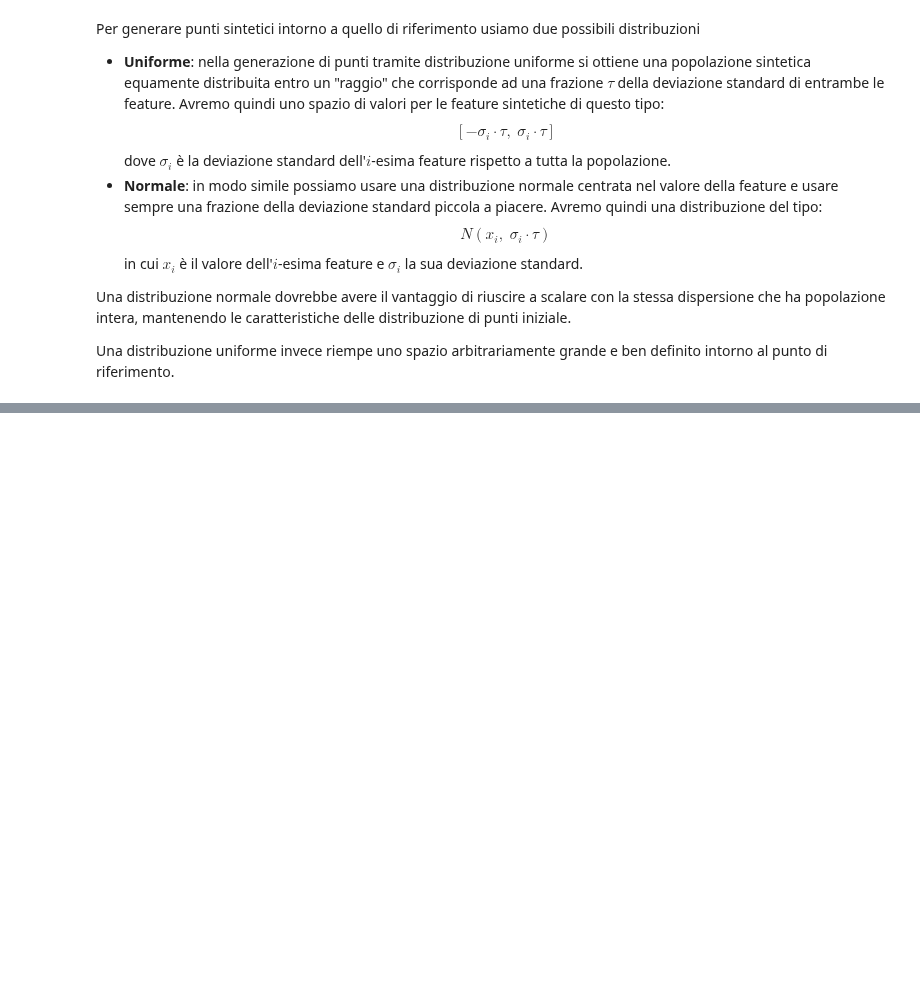
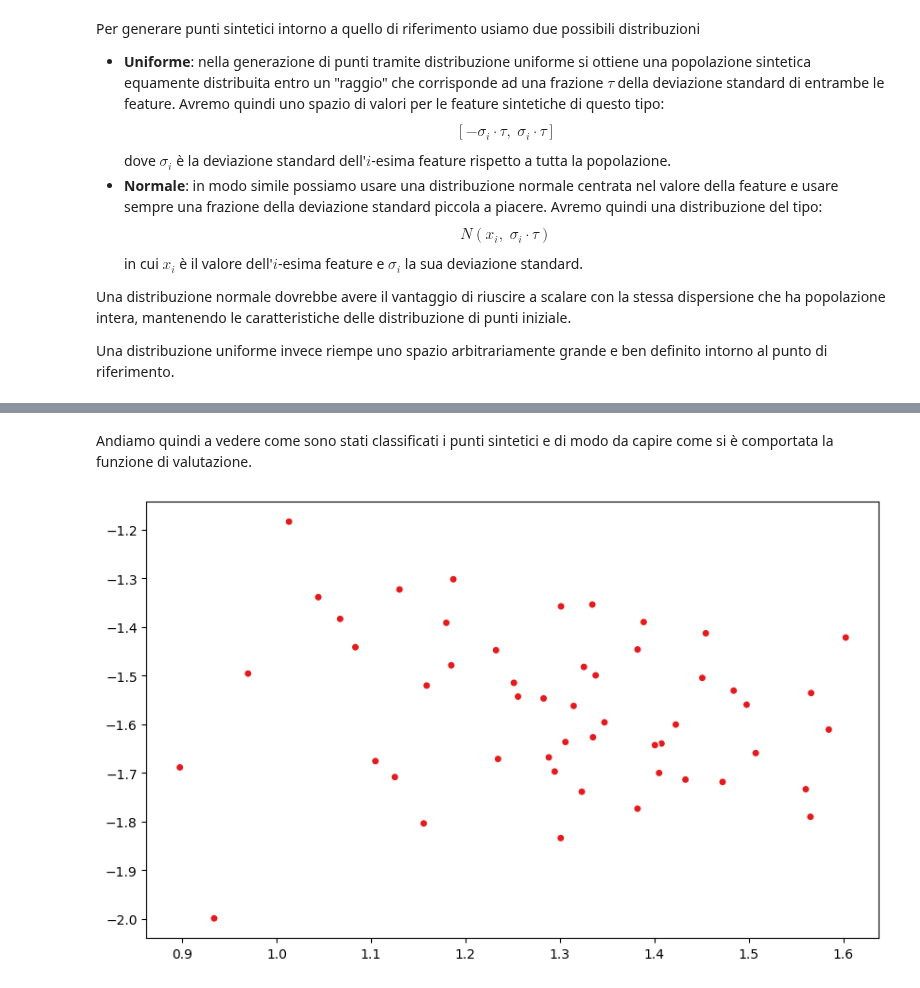
Before and after one commit to FedericoBustaffa/thesis, a Jupyter notebook: src/explain_classifier.ipynb, the cells around one changed output, grey strips where cells are left out. Saved outputs shown, nothing was run; the diff lists cells and outputs as text; code cells hidden in the pictures; blank space fills up the shorter version.

```diff
--- a/src/explain_classifier.ipynb
+++ b/src/explain_classifier.ipynb
@@ -285,0 +247,11 @@ other class: 0
+# %% [markdown]
+Andiamo quindi a vedere come sono stati classificati i punti sintetici e
+di modo da capire come si è comportata la funzione di valutazione.
+# %%
+classes = [i.chromosome[1] for i in population]
+plt.figure(figsize=(10, 6))
+plt.scatter(synth_points.T[0], synth_points.T[1], c=classes, ec="w")
+plt.scatter(X_test.T[0][0], X_test.T[1][0], c=y_predicted[0], ec="w")
+plt.show()
+# %% [output]
+[figure, added]
```
Also changed, not shown: parts of 17 cells of this notebook, 6 other files.
